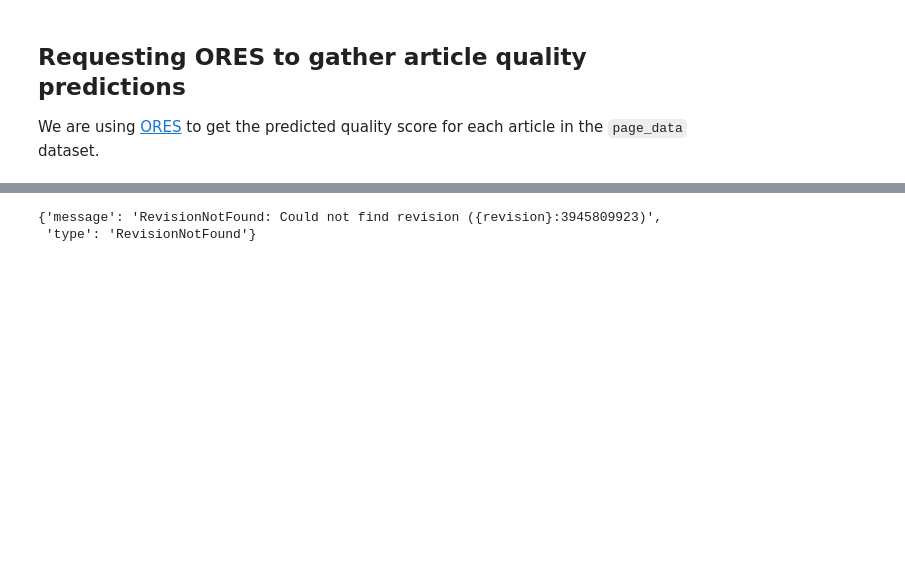
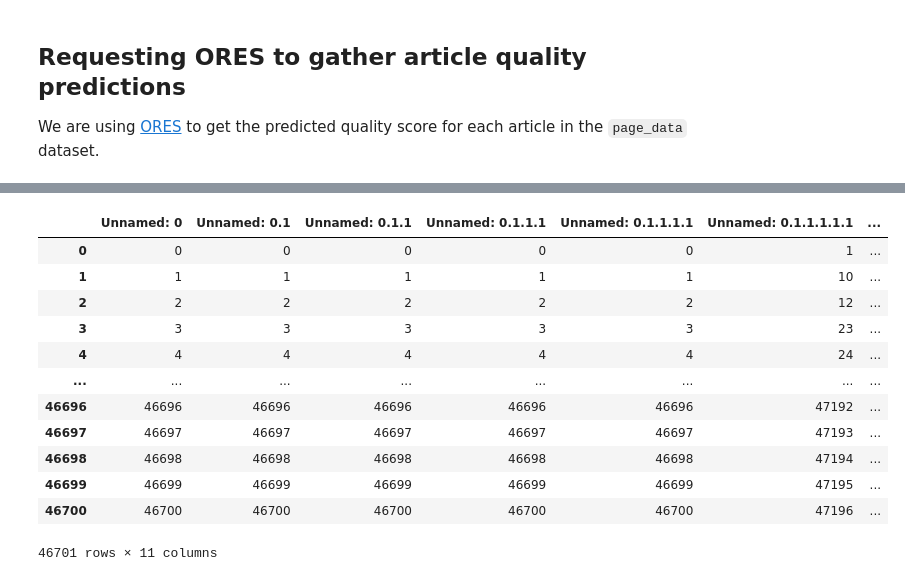
Before and after one commit to jell0wed/data-512-a2, a Jupyter notebook: A2.ipynb, the cells around one changed output, grey strips where cells are left out. Drawn from its saved outputs; the diff is of its cells as text; code cells hidden in the pictures; blank space fills up the shorter version.

```diff
--- a/A2.ipynb
+++ b/A2.ipynb
@@ -109,7 +112,0 @@ KeyboardInterrupt:
-# %%
-ores_articlequality_params["revid"] = "3945809923"
-test = api_call(ores_articlequality_endpoint, ores_articlequality_params)
-test['enwiki']['scores']["3945809923"]['articlequality']['error']
-# %% [output]
-{'message': 'RevisionNotFound: Could not find revision ({revision}:3945809923)',
- 'type': 'RevisionNotFound'}
@@ -118,0 +113,17 @@ i
+# %%
+page_data_df = pd.read_csv("ores_data.csv")
+page_data_df
+# %% [output]
+|  | Unnamed: 0 | Unnamed: 0.1 | Unnamed: 0.1.1 | Unnamed: 0.1.1.1 | Unnamed: 0.1.1.1.1 | Unnamed: 0.1.1.1.1.1 | ... |
+| 0 | 0 | 0 | 0 | 0 | 0 | 1 | ... |
+| 1 | 1 | 1 | 1 | 1 | 1 | 10 | ... |
+| 2 | 2 | 2 | 2 | 2 | 2 | 12 | ... |
+| 3 | 3 | 3 | 3 | 3 | 3 | 23 | ... |
+| 4 | 4 | 4 | 4 | 4 | 4 | 24 | ... |
+| ... | ... | ... | ... | ... | ... | ... | ... |
+| 46696 | 46696 | 46696 | 46696 | 46696 | 46696 | 47192 | ... |
+| 46697 | 46697 | 46697 | 46697 | 46697 | 46697 | 47193 | ... |
+| 46698 | 46698 | 46698 | 46698 | 46698 | 46698 | 47194 | ... |
+| 46699 | 46699 | 46699 | 46699 | 46699 | 46699 | 47195 | ... |
+| 46700 | 46700 | 46700 | 46700 | 46700 | 46700 | 47196 | ... |
+46701 rows × 11 columns
```
Also changed, not shown: parts of 3 cells of this notebook, 1 other file.
